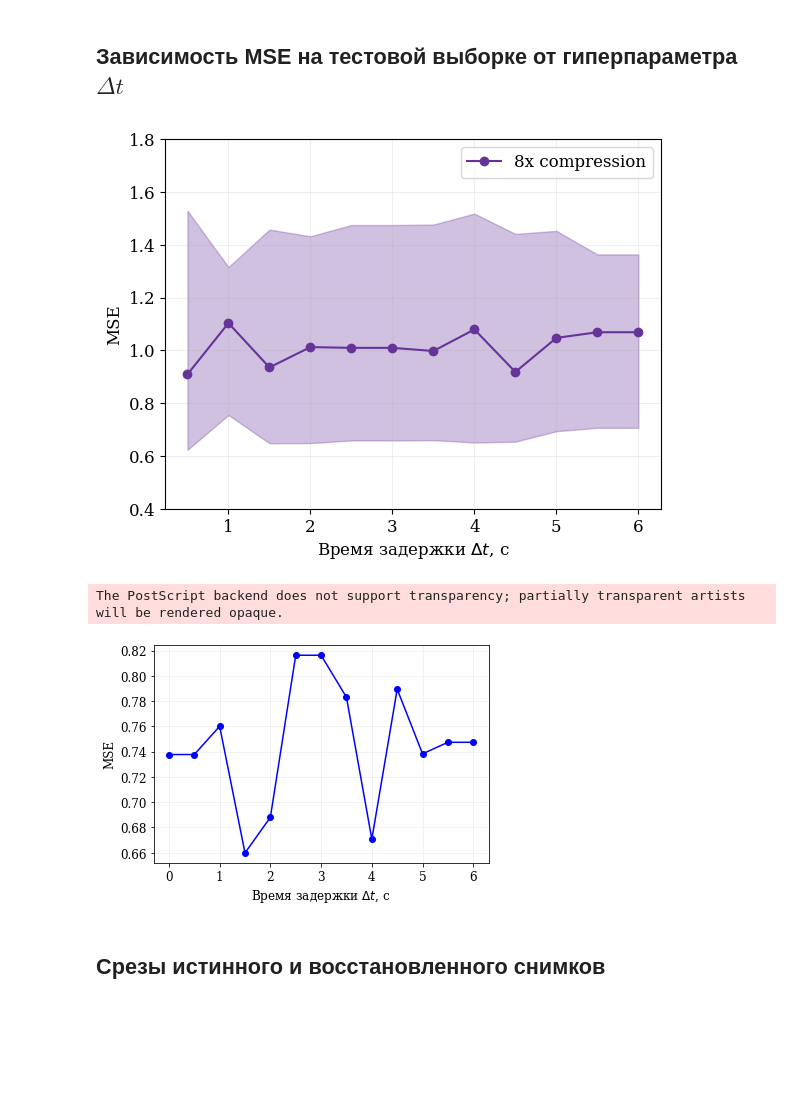
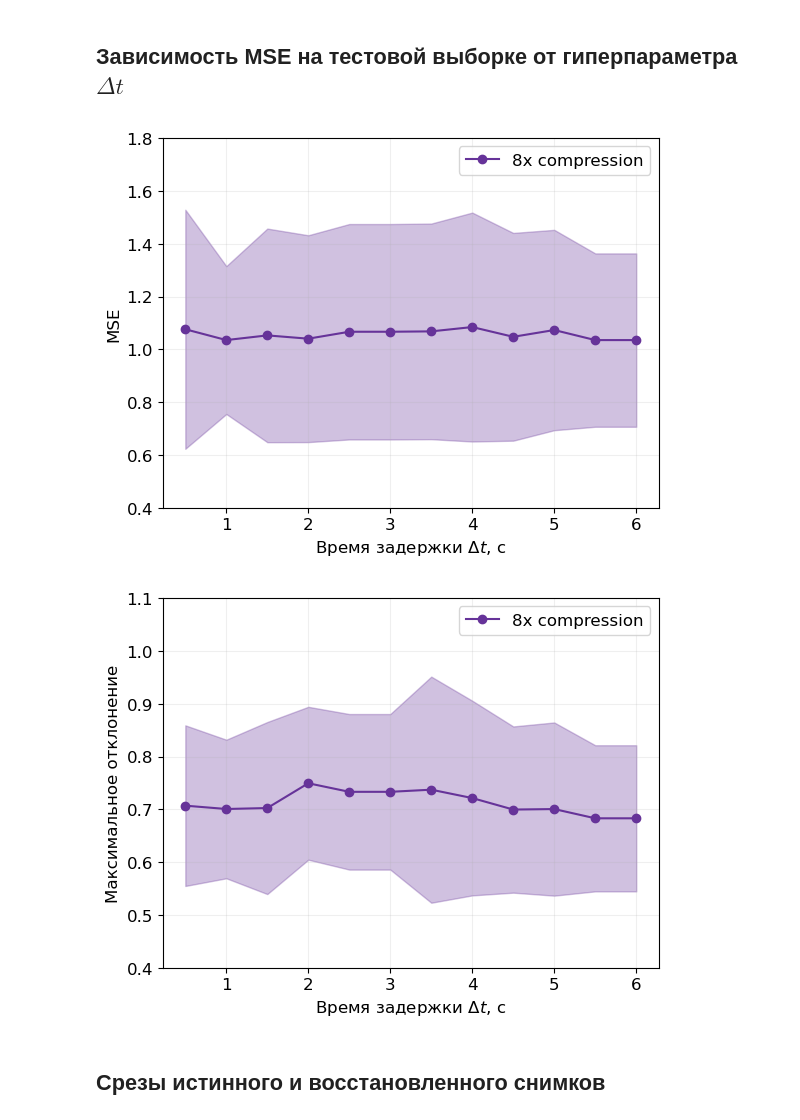
Before and after one commit to intsystems/2023-Project-112, a Jupyter notebook: code/main_experiment/main.ipynb, the cells around one changed output. Cells and saved outputs as stored; diff of their text form; code cells hidden in the pictures; blank space fills up the shorter version.

```diff
--- a/code/main_experiment/main.ipynb
+++ b/code/main_experiment/main.ipynb
@@ -165,12 +166,8 @@ def sub_linear_prediction(dt=5, sub='04', compression=True, coef=8, train_size=0
     def preprocess(v):
         return (v - v.min()) / (v.max() - v.min())
 
-
     train = [(pair[0], preprocess(pair[1])) for pair in train]
     test = [(pair[0], preprocess(pair[1])) for pair in test]
-
-    # линейная регрессия
-    linreg = LinearRegression()
 
     # матрица весов модели
     W = []
@@ -182,7 +179,6 @@ def sub_linear_prediction(dt=5, sub='04', compression=True, coef=8, train_size=0
     X_train_pinv = np.linalg.pinv(X_train)
 
     for i in range(d1 * d2 * d3):
-        # создать столбец Y
         Y_train_vector = Y_train[i]
         w = X_train_pinv @ Y_train_vector
         W.append(w)
@@ -191,7 +187,6 @@ def sub_linear_prediction(dt=5, sub='04', compression=True, coef=8, train_size=0
     W = np.array(W)
     Y_train_predicted = W @ X_train.T
     Y_test_predicted = W @ X_test.T
-
 
     # усреднение по всем столбцам (снимкам фМРТ)
     def MSE(A):
@@ -245,25 +240,35 @@ Wall time: 4.14 s
 # %%
 t = [0.5, 1, 1.5, 2, 2.5, 3, 3.5, 4, 4.5, 5, 5.5, 6]
 mse_matrix = []
+deviation_matrix = []
+
 for sub in subs_with_fmri:
     mse = []
+    deviation = []
 
     for dt in t:
         output = get_model_result(dt=dt, sub=sub, compression=True, coef=8, train_size=0.7)
-        MSE_test = output[1]
+        MSE_train, MSE_test, Y_test, Y_test_predicted, d1, d2, d3 = output
+        deviation.append(abs(Y_test - Y_test_predicted).max())
         mse.append(MSE_test)
 
     mse_matrix.append(mse)
+    deviation_matrix.append(deviation)
+
+mse_matrix = np.array(mse_matrix)
+deviation_matrix = np.array(deviation_matrix)
 # %%
-mse_matrix = np.array(mse_matrix)
-means = np.array([vector.mean() for vector in mse_matrix.T])
-stds = np.array([vector.std() for vector in mse_matrix.T])
+mse_means = np.array([vector.mean() for vector in mse_matrix.T])
+mse_stds = np.array([vector.std() for vector in mse_matrix.T])
+
+deviation_means = np.array([vector.mean() for vector in deviation_matrix.T])
+deviation_stds = np.array([vector.std() for vector in deviation_matrix.T])
 # %%
 plt.rcParams.update({'font.size': 12})
-plt.rc("font", family='serif')
+plt.rc("font", family='sans-serif')
 
-plt.plot(t, mse_matrix[0], marker='o', color="rebeccapurple", label="8x compression")
-plt.fill_between(t, means - stds, means + stds, color="rebeccapurple", alpha = 0.3)
+plt.plot(t, mse_means, marker='o', color="rebeccapurple", label="8x compression")
+plt.fill_between(t, mse_means - mse_stds, mse_means + mse_stds, color="rebeccapurple", alpha = 0.3)
 plt.xlabel("Время задержки $\Delta t$, с")
 plt.ylabel("MSE")
 plt.ylim(0.4, 1.8)
@@ -272,21 +277,19 @@ plt.grid(alpha=0.2)
 
 plt.savefig(os.path.join(figures, "subs_MSE_dt.pdf"), bbox_inches="tight")
 # %% [output]
-[figure, old version]
+[figure, new version]
 # %%
-plt.rcParams.update({'font.size': 12})
-plt.rc("font", family='serif')
-
-plt.plot(t, mse, marker='o', color="blue")
-#plt.title("График зависимости MSE($\Delta t$)")
+plt.plot(t, deviation_means, marker='o', color="rebeccapurple", label="8x compression")
+plt.fill_between(t, deviation_means - deviation_stds, deviation_means + deviation_stds, color="rebeccapurple", alpha = 0.3)
 plt.xlabel("Время задержки $\Delta t$, с")
-plt.ylabel("MSE")
+plt.ylabel("Максимальное отклонение")
+plt.ylim(0.4, 1.1)
+plt.legend()
 plt.grid(alpha=0.2)
 
-plt.savefig("MSE_dt.eps", bbox_inches="tight")
+plt.savefig(os.path.join(figures, "subs_deviation_dt.pdf"), bbox_inches="tight")
 # %% [output]
-The PostScript backend does not support transparency; partially transparent artists will be rendered opaque.
-[figure, old version]
+[figure, new version]
 # %% [markdown]
 ## Срезы истинного и восстановленного снимков
 # %%
```
Also changed, not shown: parts of 5 cells of this notebook, 14 other files.
